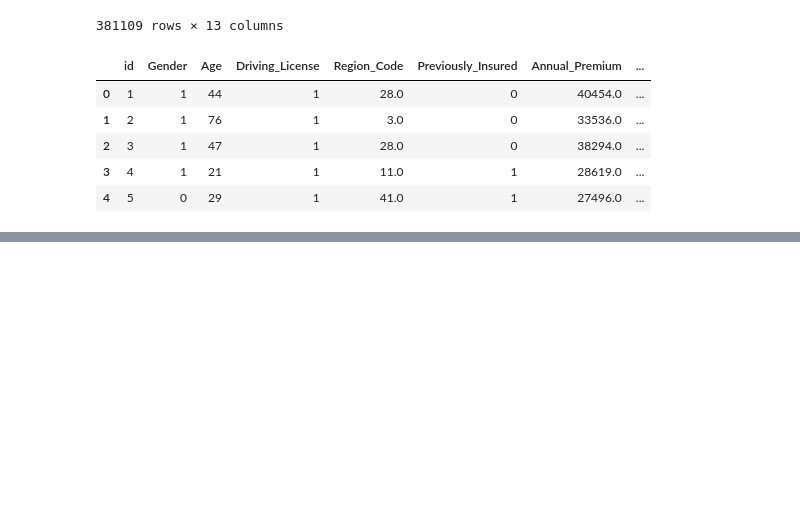
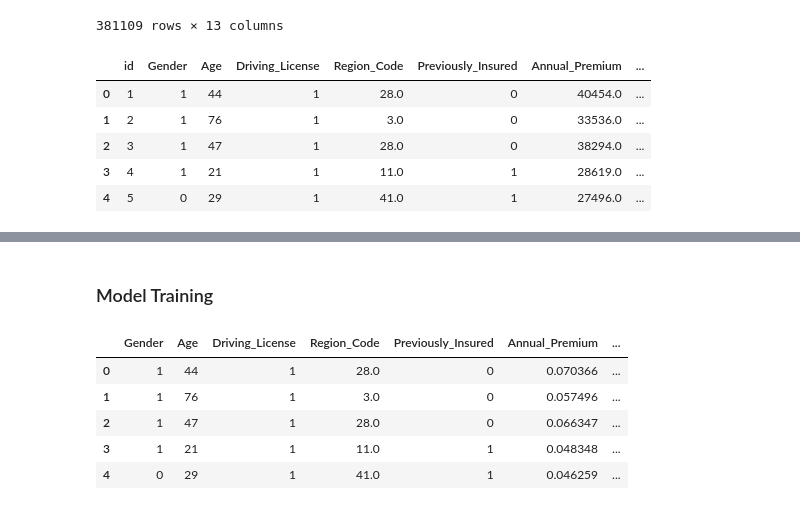
Before and after one commit to nomanmazharr/vehicle-insurance, a Jupyter notebook: notebook/eda_and_feature_engineering.ipynb, the cells around one changed output, grey strips where cells are left out. Saved outputs shown, nothing was run; the diff lists cells and outputs as text; code cells hidden in the pictures; blank space fills up the shorter version.

```diff
--- a/notebook/eda_and_feature_engineering.ipynb
+++ b/notebook/eda_and_feature_engineering.ipynb
@@ -236,3 +236,9 @@ df.head()
 | 2 | 3 | 1 | 47 | 1 | 28.0 | 0 | 38294.0 | ... |
 | 3 | 4 | 1 | 21 | 1 | 11.0 | 1 | 28619.0 | ... |
 | 4 | 5 | 0 | 29 | 1 | 41.0 | 1 | 27496.0 | ... |
+# %%
+from sklearn.preprocessing import StandardScaler, LabelEncoder
+
+scaler = StandardScaler()
+
+df[num_features] = scaler.fit_transform(df[num_features])
@@ -238,0 +253,17 @@ df.head()
+# %%
+from sklearn.preprocessing import MinMaxScaler
+mm_scaler = MinMaxScaler()
+
+df['Annual_Premium'] = mm_scaler.fit_transform(df[['Annual_Premium']])
+# %% [markdown]
+### Model Training
+# %%
+df = df.drop('id', axis=1)
+df.head()
+# %% [output]
+|  | Gender | Age | Driving_License | Region_Code | Previously_Insured | Annual_Premium | ... |
+| 0 | 1 | 44 | 1 | 28.0 | 0 | 0.070366 | ... |
+| 1 | 1 | 76 | 1 | 3.0 | 0 | 0.057496 | ... |
+| 2 | 1 | 47 | 1 | 28.0 | 0 | 0.066347 | ... |
+| 3 | 1 | 21 | 1 | 11.0 | 1 | 0.048348 | ... |
+| 4 | 0 | 29 | 1 | 41.0 | 1 | 0.046259 | ... |
```
Also changed, not shown: parts of 11 cells of this notebook.
